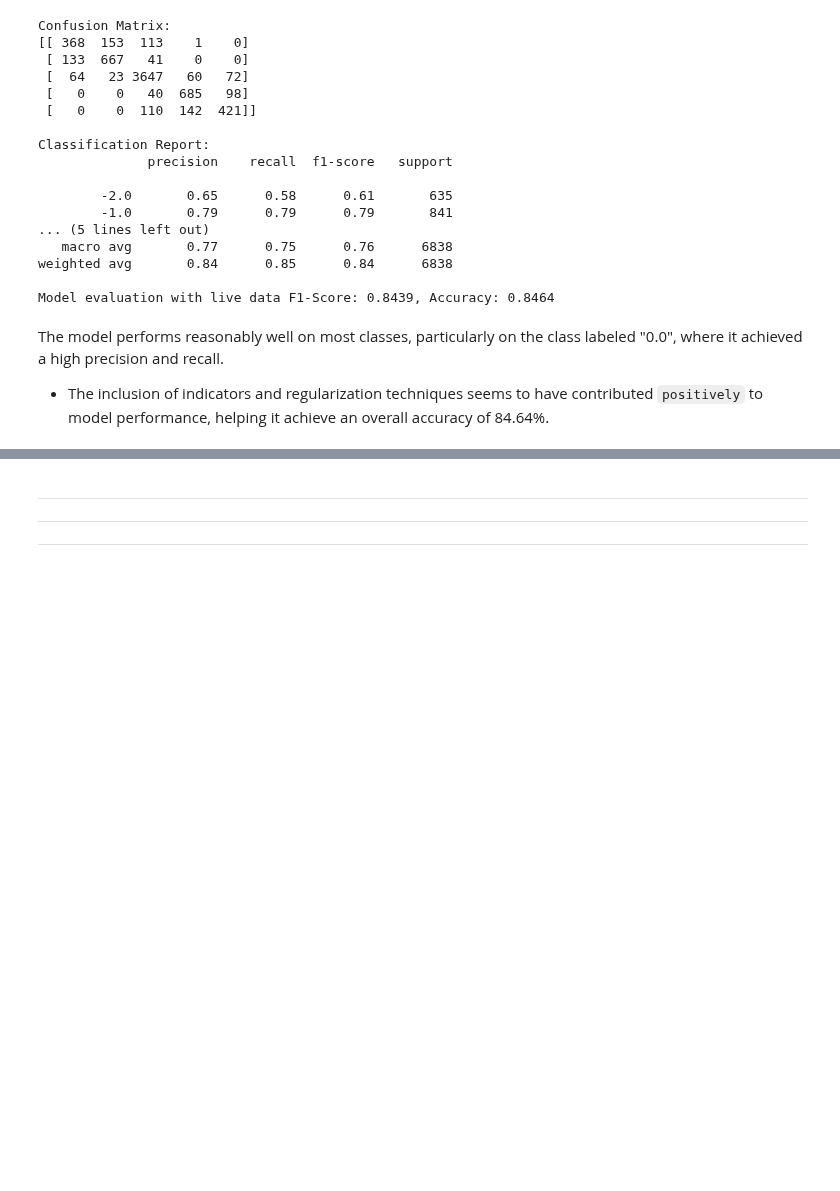
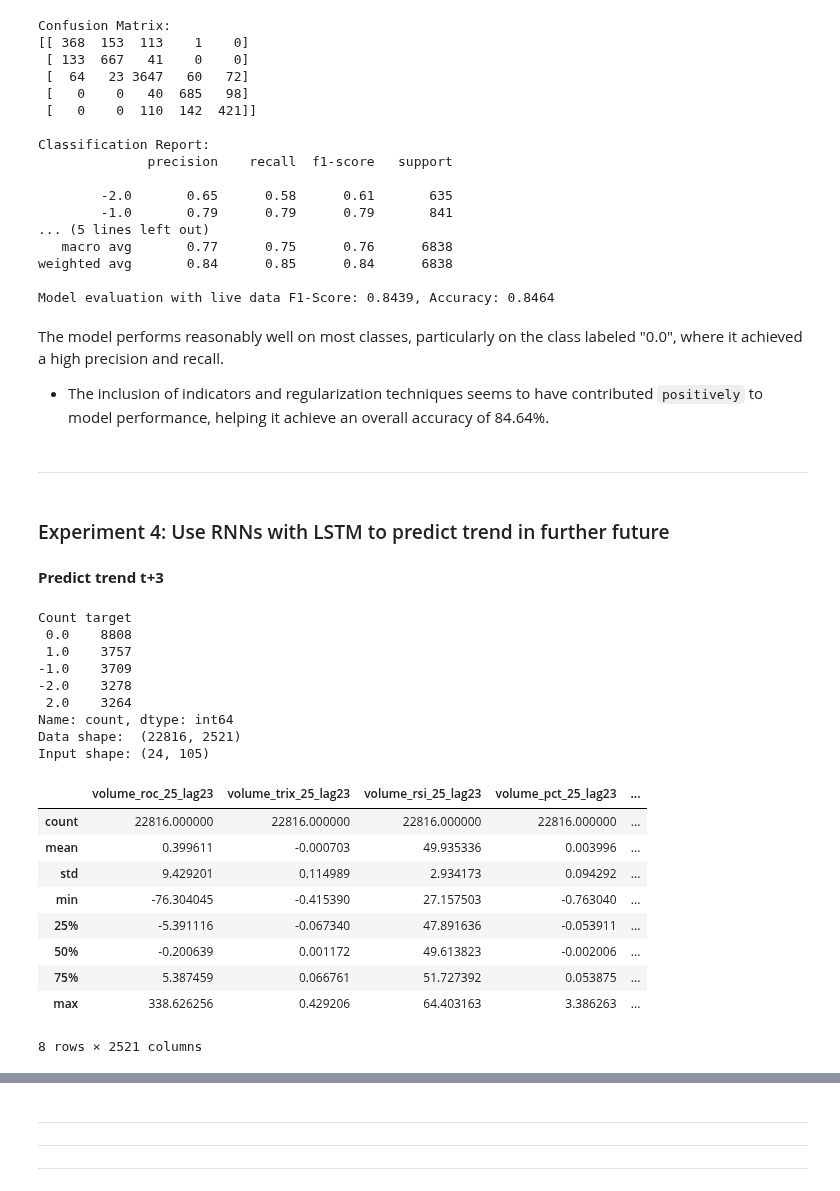
Before and after one commit to natapone/btc_live_price_prediction, a Jupyter notebook: 04_deep_learning_model.ipynb, the cells around one changed output, grey strips where cells are left out. Cells and saved outputs as stored; diff of their text form; code cells hidden in the pictures; blank space fills up the shorter version.

```diff
--- a/04_deep_learning_model.ipynb
+++ b/04_deep_learning_model.ipynb
@@ -1086,3 +1084,49 @@ Model evaluation with live data F1-Score: 0.8439, Accuracy: 0.8464
 # %% [markdown]
 The model performs reasonably well on most classes, particularly on the class labeled "0.0", where it achieved a high precision and recall.
 - The inclusion of indicators and regularization techniques seems to have contributed `positively` to model performance, helping it achieve an overall accuracy of 84.64%.
+# %% [markdown]
+----
+# %% [markdown]
+### Experiment 4: Use RNNs with LSTM to predict trend in further future
+# %% [markdown]
+**Predict trend t+3**
+# %%
+T = 24 # number of periods to use as input features (time steps)
+
+df = read_hist_data()
+df = get_target_next_ema_diff(df, target_shift=3)
+df = get_features_v3(df, T=T)
+df = df.dropna()
+
+# print(df.head(5))
+# print(df.tail(5))
+
+F = int((df.shape[1] -1) / T) # number of input features
+C = 5 # number of classes
+
+# Count target values
+print("Count", df['target'].value_counts())
+
+print("Data shape: ", df.shape )
+print(f"Input shape: ({T}, {F})")
+df.describe()
+# %% [output]
+Count target
+ 0.0    8808
+ 1.0    3757
+-1.0    3709
+-2.0    3278
+ 2.0    3264
+Name: count, dtype: int64
+Data shape:  (22816, 2521)
+Input shape: (24, 105)
+|  | volume_roc_25_lag23 | volume_trix_25_lag23 | volume_rsi_25_lag23 | volume_pct_25_lag23 | ... |
+| count | 22816.000000 | 22816.000000 | 22816.000000 | 22816.000000 | ... |
+| mean | 0.399611 | -0.000703 | 49.935336 | 0.003996 | ... |
+| std | 9.429201 | 0.114989 | 2.934173 | 0.094292 | ... |
+| min | -76.304045 | -0.415390 | 27.157503 | -0.763040 | ... |
+| 25% | -5.391116 | -0.067340 | 47.891636 | -0.053911 | ... |
+| 50% | -0.200639 | 0.001172 | 49.613823 | -0.002006 | ... |
+| 75% | 5.387459 | 0.066761 | 51.727392 | 0.053875 | ... |
+| max | 338.626256 | 0.429206 | 64.403163 | 3.386263 | ... |
+8 rows × 2521 columns
```
Also changed, not shown: parts of 21 cells of this notebook.
